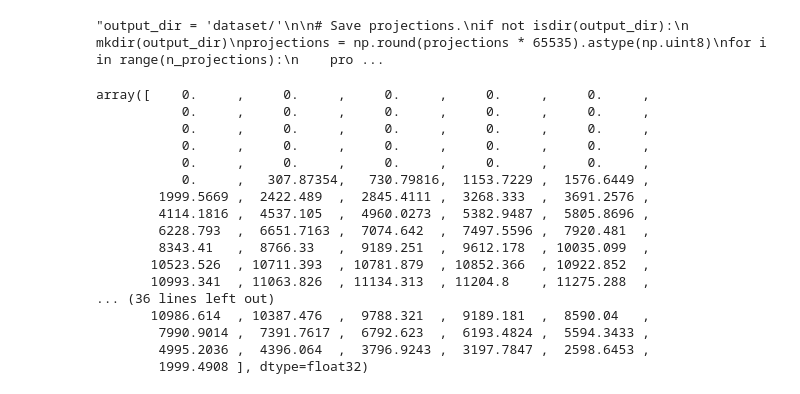
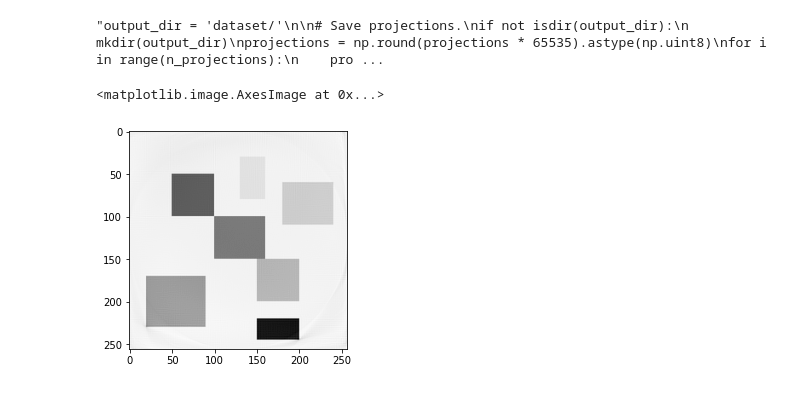
Before and after one commit to OhGreat/DART_python, a Jupyter notebook: 2d_projections_test.ipynb, the cells around one changed output. Saved outputs shown, nothing was run; the diff lists cells and outputs as text; code cells hidden in the pictures.

Commit message:
added SART

```diff
--- a/2d_projections_test.ipynb
+++ b/2d_projections_test.ipynb
@@ -66,20 +65,0 @@ id, projs = project_from_2D(phantom_data,180,1.05)
-# %%
-projs[150]
-# %% [output]
-array([    0.     ,     0.     ,     0.     ,     0.     ,     0.     ,
-           0.     ,     0.     ,     0.     ,     0.     ,     0.     ,
-           0.     ,     0.     ,     0.     ,     0.     ,     0.     ,
-           0.     ,     0.     ,     0.     ,     0.     ,     0.     ,
-           0.     ,     0.     ,     0.     ,     0.     ,     0.     ,
-           0.     ,   307.87354,   730.79816,  1153.7229 ,  1576.6449 ,
-        1999.5669 ,  2422.489  ,  2845.4111 ,  3268.333  ,  3691.2576 ,
-        4114.1816 ,  4537.105  ,  4960.0273 ,  5382.9487 ,  5805.8696 ,
-        6228.793  ,  6651.7163 ,  7074.642  ,  7497.5596 ,  7920.481  ,
-        8343.41   ,  8766.33   ,  9189.251  ,  9612.178  , 10035.099  ,
-       10523.526  , 10711.393  , 10781.879  , 10852.366  , 10922.852  ,
-       10993.341  , 11063.826  , 11134.313  , 11204.8    , 11275.288  ,
-... (36 lines left out)
-       10986.614  , 10387.476  ,  9788.321  ,  9189.181  ,  8590.04   ,
-        7990.9014 ,  7391.7617 ,  6792.623  ,  6193.4824 ,  5594.3433 ,
-        4995.2036 ,  4396.064  ,  3796.9243 ,  3197.7847 ,  2598.6453 ,
-        1999.4908 ], dtype=float32)
@@ -88,0 +66,23 @@ array([    0.     ,     0.     ,     0.     ,     0.     ,     0.     ,
+# %%
+# create astra phantom
+vol_geom = astra.creators.create_vol_geom([img_width,img_height])
+phantom_id = astra.data2d.create('-vol', vol_geom, data=phantom_data)
+
+projector_id, sino_id, sinogram = project_from_2D(phantom_id,
+                                                    vol_geom,250,1.0)
+
+# create empty vessel
+reconstruction_id = astra.data2d.create('-vol', vol_geom, data=0)
+
+alg_cfg = astra.astra_dict('SART')
+alg_cfg['ProjectorId'] = projector_id
+alg_cfg['ProjectionDataId'] = sino_id
+alg_cfg['ReconstructionDataId'] = reconstruction_id
+
+algorithm_id = astra.algorithm.create(alg_cfg)
+astra.algorithm.run(algorithm_id, 10000)
+reconstruction = astra.data2d.get(reconstruction_id)
+plt.imshow(reconstruction, cmap='Greys')
+# %% [output]
+<matplotlib.image.AxesImage at 0x...>
+[figure, added]
```
Also changed, not shown: parts of 7 cells of this notebook, 3 other files.
